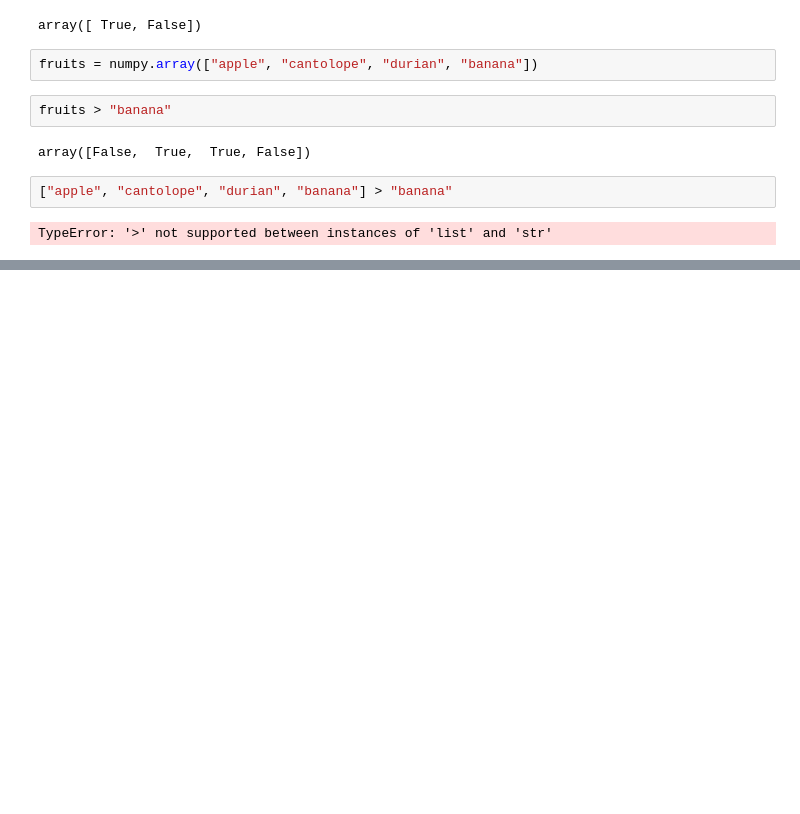
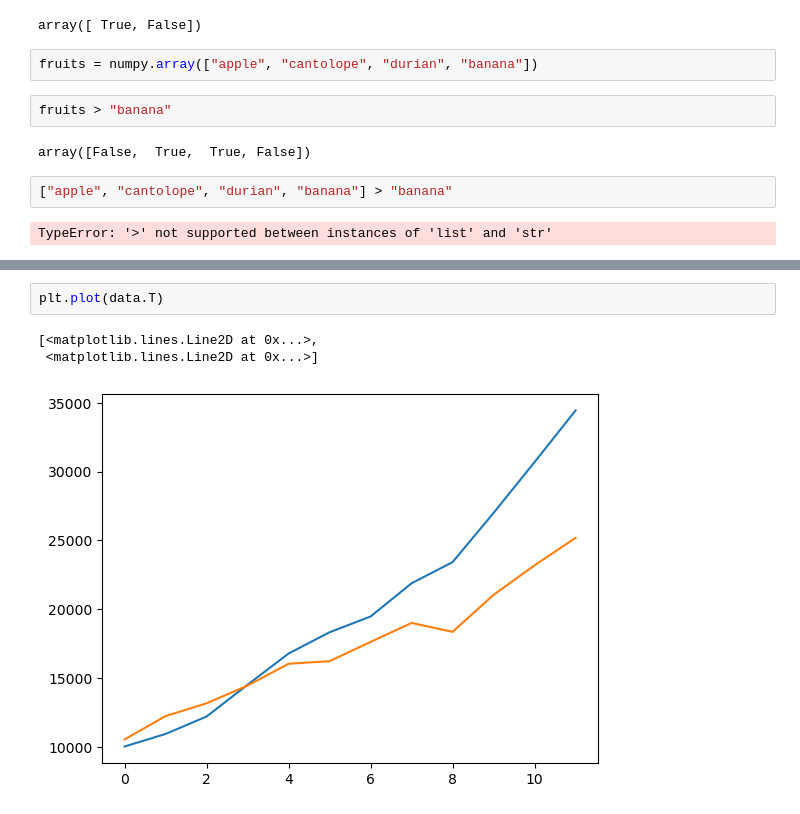
Before and after one commit to UMD-ENMA165-2026-Spring/gapminder, a Jupyter notebook: looping_over_datasets.ipynb, the cells around one changed output, grey strips where cells are left out. Cells and saved outputs as stored; diff of their text form; blank space fills up the shorter version.

```diff
--- a/looping_over_datasets.ipynb
+++ b/looping_over_datasets.ipynb
@@ -324,0 +347,6 @@ TypeError: '>' not supported between instances of 'list' and 'str'
+# %%
+plt.plot(data.T)
+# %% [output]
+[<matplotlib.lines.Line2D at 0x...>,
+ <matplotlib.lines.Line2D at 0x...>]
+[figure, added]
```
Also changed, not shown: parts of 8 cells of this notebook.
